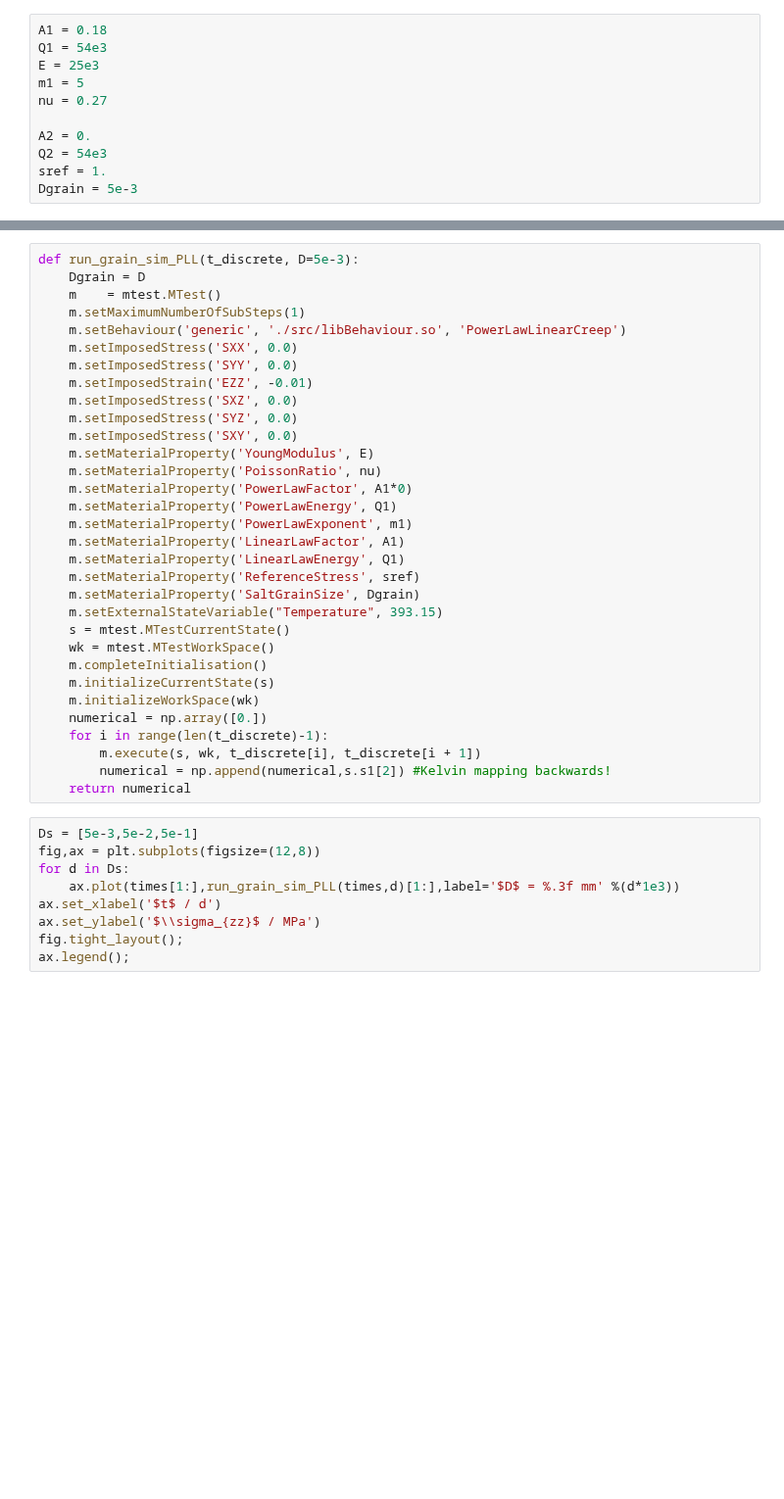
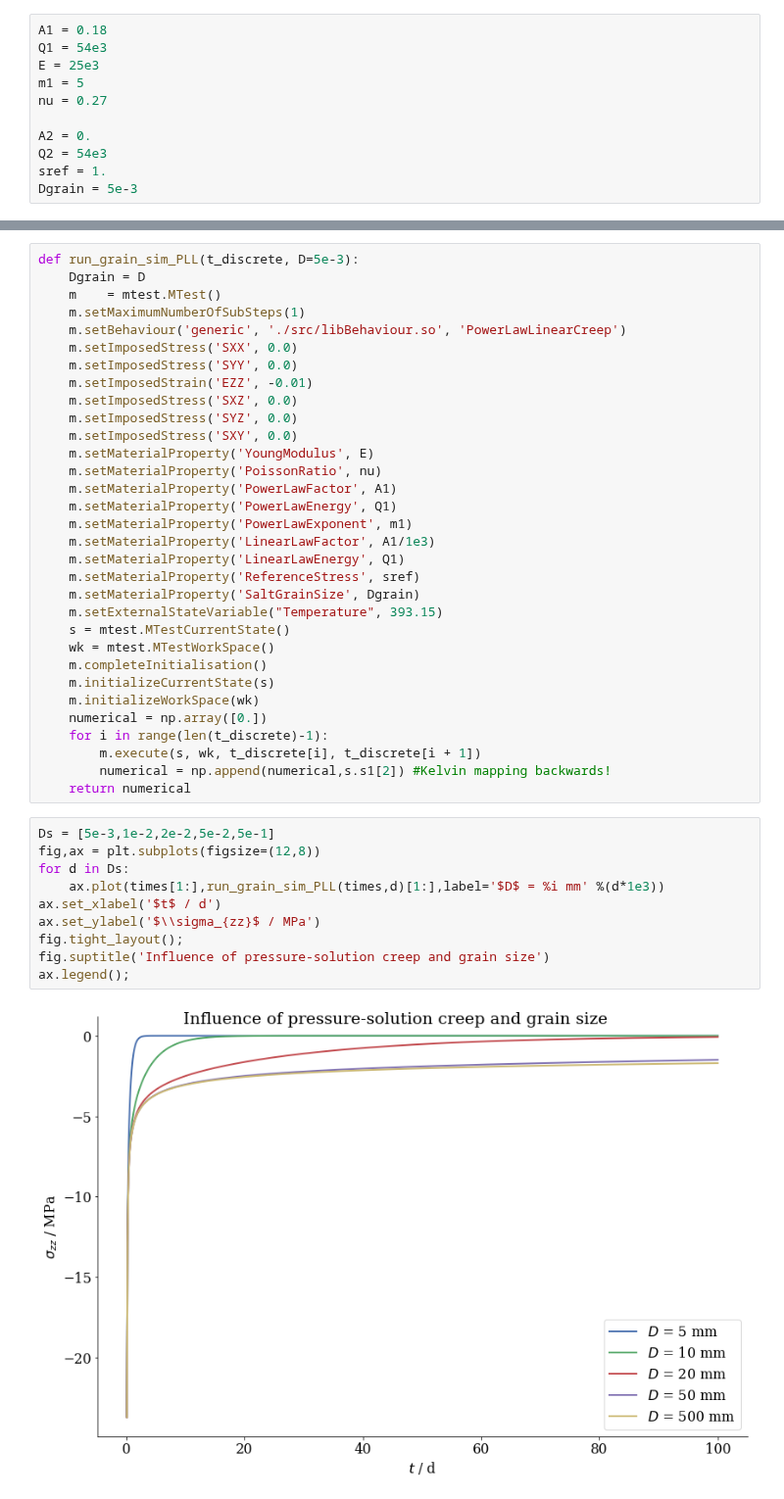
Before and after one commit to nagelt/MechanicsTrainingCourse2020, a Jupyter notebook: MFront/PLL.ipynb, the cells around one changed output, grey strips where cells are left out. Shown at 98% size. Drawn from its saved outputs; the diff is of its cells as text; blank space fills up the shorter version.

```diff
--- a/MFront/PLL.ipynb
+++ b/MFront/PLL.ipynb
@@ -82,10 +81,10 @@ def run_grain_sim_PLL(t_discrete, D=5e-3):
     m.setImposedStress('SXY', 0.0)
     m.setMaterialProperty('YoungModulus', E)
     m.setMaterialProperty('PoissonRatio', nu)
-    m.setMaterialProperty('PowerLawFactor', A1*0)
+    m.setMaterialProperty('PowerLawFactor', A1)
     m.setMaterialProperty('PowerLawEnergy', Q1)
     m.setMaterialProperty('PowerLawExponent', m1)
-    m.setMaterialProperty('LinearLawFactor', A1)
+    m.setMaterialProperty('LinearLawFactor', A1/1e3)
     m.setMaterialProperty('LinearLawEnergy', Q1)
     m.setMaterialProperty('ReferenceStress', sref)
     m.setMaterialProperty('SaltGrainSize', Dgrain)
@@ -101,11 +100,14 @@ def run_grain_sim_PLL(t_discrete, D=5e-3):
         numerical = np.append(numerical,s.s1[2]) #Kelvin mapping backwards!
     return numerical
 # %%
-Ds = [5e-3,5e-2,5e-1]
+Ds = [5e-3,1e-2,2e-2,5e-2,5e-1]
 fig,ax = plt.subplots(figsize=(12,8))
 for d in Ds:
-    ax.plot(times[1:],run_grain_sim_PLL(times,d)[1:],label='$D$ = %.3f mm' %(d*1e3))
+    ax.plot(times[1:],run_grain_sim_PLL(times,d)[1:],label='$D$ = %i mm' %(d*1e3))
 ax.set_xlabel('$t$ / d')
 ax.set_ylabel('$\\sigma_{zz}$ / MPa')
 fig.tight_layout();
+fig.suptitle('Influence of pressure-solution creep and grain size')
 ax.legend();
+# %% [output]
+[figure, added]
```
Also changed, not shown: parts of 7 cells of this notebook, 1 other file.
